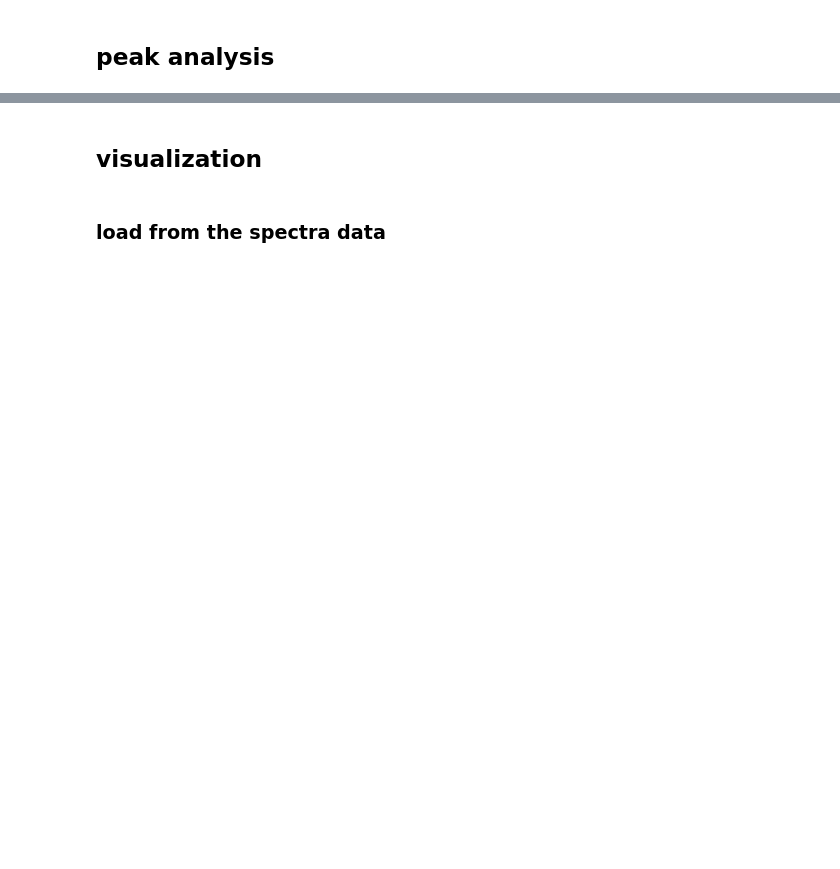
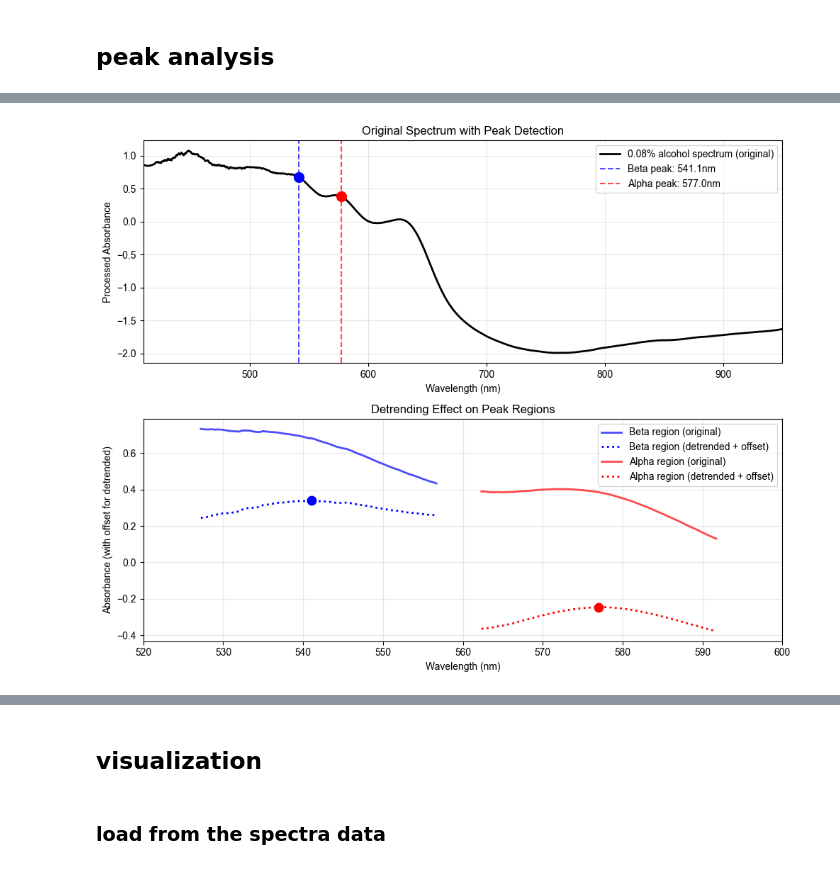
Before and after one commit to BailabUNC/SpectraDerma, a Jupyter notebook: notebooks/Blood_Spectra_Visualization.ipynb, the cells around one changed output, grey strips where cells are left out. Drawn from its saved outputs; the diff is of its cells as text; code cells hidden in the pictures; blank space fills up the shorter version.

```diff
--- a/notebooks/Blood_Spectra_Visualization.ipynb
+++ b/notebooks/Blood_Spectra_Visualization.ipynb
@@ -369,0 +581,80 @@ Acetaldehyde A630_rel_to_0.00BAC:
+# %%
+# Show peak locations and detrending effect on an example spectrum (KISS approach)
+fig, (ax1, ax2) = plt.subplots(2, 1, figsize=(10, 8))
+
+# Use 0.08% alcohol spectrum as example
+example_idx = concentrations.index(0.08)
+example_spectrum = S_emsc[example_idx]
+
+# Get the detected peaks
+beta_peak = beta_peaks[example_idx]
+alpha_peak = alpha_peaks[example_idx]
+
+# Plot 1: Original spectrum with peak detection
+ax1.plot(w, example_spectrum, 'k-', linewidth=2, label='0.08% alcohol spectrum (original)')
+
+# Mark the detected peaks
+ax1.axvline(beta_peak['wavelength'], color='blue', linestyle='--', alpha=0.7, label=f"Beta peak: {beta_peak['wavelength']:.1f}nm")
+ax1.axvline(alpha_peak['wavelength'], color='red', linestyle='--', alpha=0.7, label=f"Alpha peak: {alpha_peak['wavelength']:.1f}nm")
+
+ax1.scatter(beta_peak['wavelength'], beta_peak['intensity'], color='blue', s=100, zorder=5)
+ax1.scatter(alpha_peak['wavelength'], alpha_peak['intensity'], color='red', s=100, zorder=5)
+
+ax1.set_xlabel('Wavelength (nm)')
+ax1.set_ylabel('Processed Absorbance')
+ax1.set_title('Original Spectrum with Peak Detection')
+ax1.legend()
+ax1.grid(True, alpha=0.3)
+ax1.set_xlim(410, 950)
+
+# Plot 2: Show detrended regions around peaks
+target_bands = [542, 577]  # Beta and Alpha bands
+search_window = 15
+
+for i, (target_wl, color, band_name) in enumerate(zip(target_bands, ['blue', 'red'], ['Beta', 'Alpha'])):
+    # Define search window around target wavelength
+    window_mask = (w >= target_wl - search_window) & (w <= target_wl + search_window)
+
+    if np.any(window_mask):
+        # Extract window data
+        window_wl = w[window_mask]
+        window_spectrum = example_spectrum[window_mask]
+
+        # Detrend the spectrum
+        window_spectrum_detrended = detrend(window_spectrum, type='linear')
+
+        # Plot original window data
+        ax2.plot(window_wl, window_spectrum, color=color, linewidth=2, alpha=0.7,
+                label=f'{band_name} region (original)')
+
+        # Plot detrended window data (offset for clarity)
+        offset = 0.3 if i == 0 else -0.3  # Different offsets for beta and alpha
+        ax2.plot(window_wl, window_spectrum_detrended + offset, color=color, linewidth=2,
+                linestyle=':', label=f'{band_name} region (detrended + offset)')
+
+        # Find peaks in detrended data
+        peaks_det, _ = find_peaks(window_spectrum_detrended, height=None, prominence=0.01)
+
+        if len(peaks_det) > 0:
+            # Mark peaks found in detrended data
+            for peak_idx in peaks_det:
+                ax2.scatter(window_wl[peak_idx], window_spectrum_detrended[peak_idx] + offset,
+                           color=color, s=80, marker='o', zorder=5)
+
+ax2.set_xlabel('Wavelength (nm)')
+ax2.set_ylabel('Absorbance (with offset for detrended)')
+ax2.set_title('Detrending Effect on Peak Regions')
+ax2.legend()
+ax2.grid(True, alpha=0.3)
+ax2.set_xlim(520, 600)  # Focus on the peak regions
+
+plt.tight_layout()
+plt.show()
+
+print("Comparison showing:")
+print("- Top plot: Original spectrum with detected peaks")
+print("- Bottom plot: Original vs detrended data in peak regions")
+print("- Detrended data (dotted lines) shows clearer peak definition")
+print("- Circles mark peaks found in detrended data")
+# %% [output]
+[figure, added]
```
Also changed, not shown: parts of 26 cells of this notebook.
